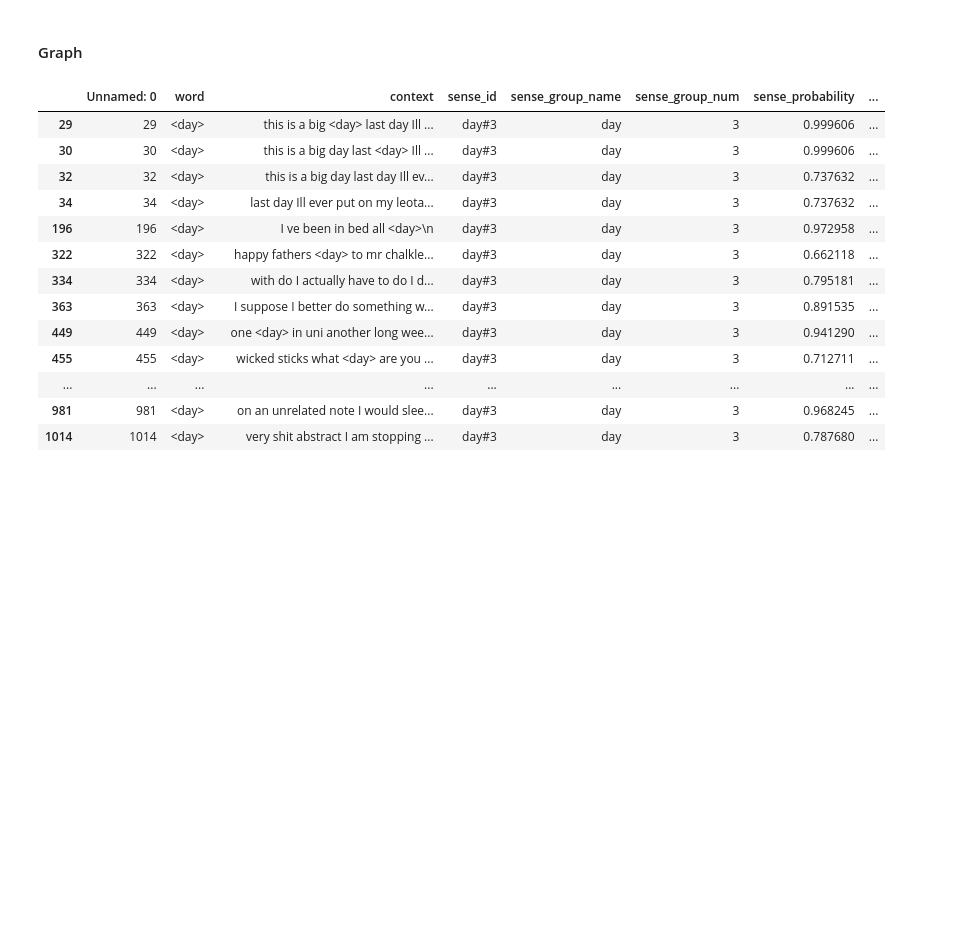
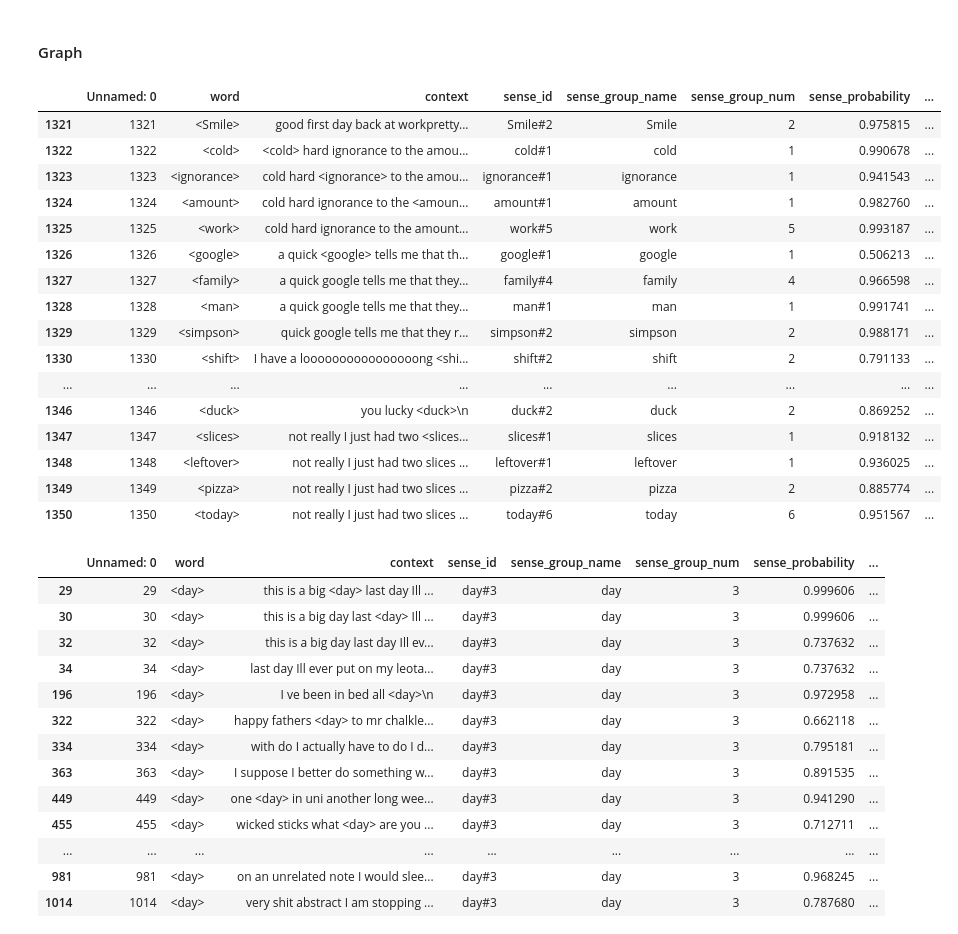
Before and after one commit to freelancer-raj/hhm_extractor, a Jupyter notebook: misc_functions.ipynb, the cells around one changed output. Drawn from its saved outputs; the diff is of its cells as text; code cells hidden in the pictures; blank space fills up the shorter version.

```diff
--- a/misc_functions.ipynb
+++ b/misc_functions.ipynb
@@ -272,6 +272,26 @@ for i in range(0,num_vals2):
 # %%
 hhm_mappings_file = os.path.join("hhm_mappings.csv")
 sense_group_dataframe = pd.read_csv(hhm_mappings_file)
+# %%
+sense_group_dataframe.tail(n=30)
+# %% [output]
+|  | Unnamed: 0 | word | context | sense_id | sense_group_name | sense_group_num | sense_probability | ... |
+| 1321 | 1321 | <Smile> | good first day back at workpretty... | Smile#2 | Smile | 2 | 0.975815 | ... |
+| 1322 | 1322 | <cold> | <cold> hard ignorance to the amou... | cold#1 | cold | 1 | 0.990678 | ... |
+| 1323 | 1323 | <ignorance> | cold hard <ignorance> to the amou... | ignorance#1 | ignorance | 1 | 0.941543 | ... |
+| 1324 | 1324 | <amount> | cold hard ignorance to the <amoun... | amount#1 | amount | 1 | 0.982760 | ... |
+| 1325 | 1325 | <work> | cold hard ignorance to the amount... | work#5 | work | 5 | 0.993187 | ... |
+| 1326 | 1326 | <google> | a quick <google> tells me that th... | google#1 | google | 1 | 0.506213 | ... |
+| 1327 | 1327 | <family> | a quick google tells me that they... | family#4 | family | 4 | 0.966598 | ... |
+| 1328 | 1328 | <man> | a quick google tells me that they... | man#1 | man | 1 | 0.991741 | ... |
+| 1329 | 1329 | <simpson> | quick google tells me that they r... | simpson#2 | simpson | 2 | 0.988171 | ... |
+| 1330 | 1330 | <shift> | I have a loooooooooooooooong <shi... | shift#2 | shift | 2 | 0.791133 | ... |
+| ... | ... | ... | ... | ... | ... | ... | ... | ... |
+| 1346 | 1346 | <duck> | you lucky <duck>\n | duck#2 | duck | 2 | 0.869252 | ... |
+| 1347 | 1347 | <slices> | not really I just had two <slices... | slices#1 | slices | 1 | 0.918132 | ... |
+| 1348 | 1348 | <leftover> | not really I just had two slices ... | leftover#1 | leftover | 1 | 0.936025 | ... |
+| 1349 | 1349 | <pizza> | not really I just had two slices ... | pizza#2 | pizza | 2 | 0.885774 | ... |
+| 1350 | 1350 | <today> | not really I just had two slices ... | today#6 | today | 6 | 0.951567 | ... |
 # %%
 word = "day"
 
```
Also changed, not shown: parts of 5 cells of this notebook, 1 other file.
